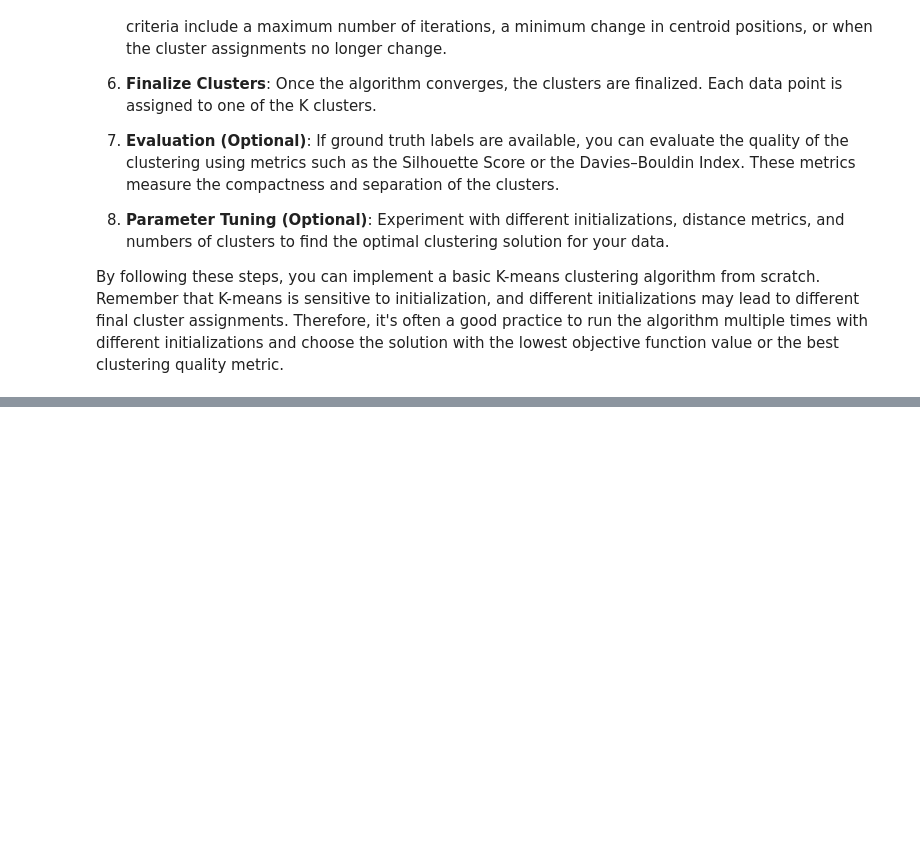
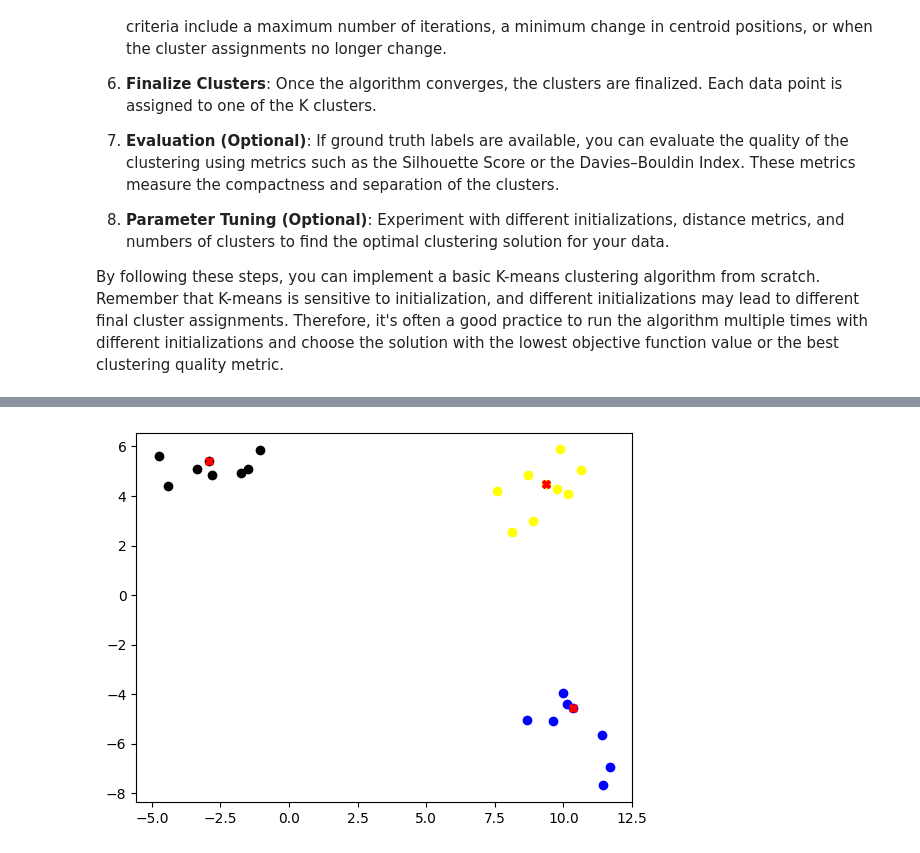
Before and after one commit to ivonnerubio/K-Means, a Jupyter notebook: K_Means_Clustering-2.ipynb, the cells around one changed output, grey strips where cells are left out. Saved outputs shown, nothing was run; the diff lists cells and outputs as text; code cells hidden in the pictures; blank space fills up the shorter version.

```diff
--- a/K_Means_Clustering-2.ipynb
+++ b/K_Means_Clustering-2.ipynb
@@ -172,8 +173,0 @@ plt.scatter(X[:,0], X[:,1])
-# %%
-x_test = X[:,0]
-a = cluster_mean[0,0]
-index = (np.abs(x_test - a)).argmin()
-print('x_test',X[:,0])
-print('a', a)
-print('index',index)
-print('num in index',X[index,0])
@@ -245,0 +222,21 @@ closest_point_y = y[index]
+# %%
+assign_centroid,j_hist, collection_points_per_cluster = assign_to_centroid(new_centroid_index)
+# collection_points_per_cluster = np.array([np.array(sublist) for sublist in collection_points_per_cluster], dtype=object)
+
+for i in range(len(random_centroids)):
+  index = new_centroid_index[i]
+  plt.plot(X[index,0], X[index,1], marker='X',color='red')
+
+for i in range(n_samples):
+  x = X[i,0]
+  y = X[i,1]
+  if(assign_centroid[i] == 0):
+    plt.scatter(x,y, color='black', label='0')
+  elif(assign_centroid[i] == 1):
+    plt.scatter(x,y, color='yellow', label='1')
+  elif(assign_centroid[i] == 2):
+    plt.scatter(x,y, color='blue', label='2')
+
+plt.show()
+# %% [output]
+[figure, added]
```
Also changed, not shown: parts of 23 cells of this notebook, 1 other file.
